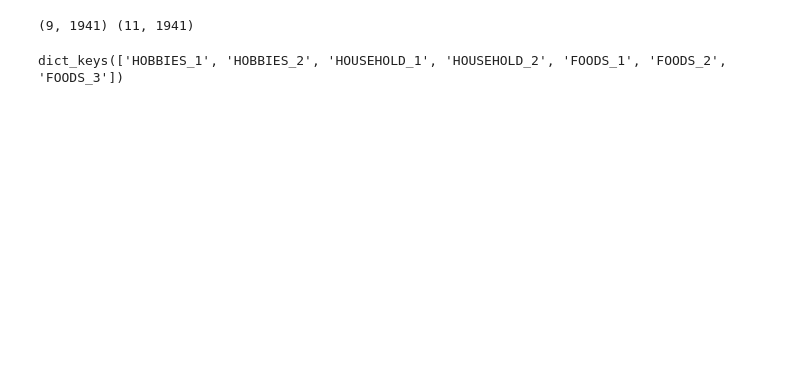
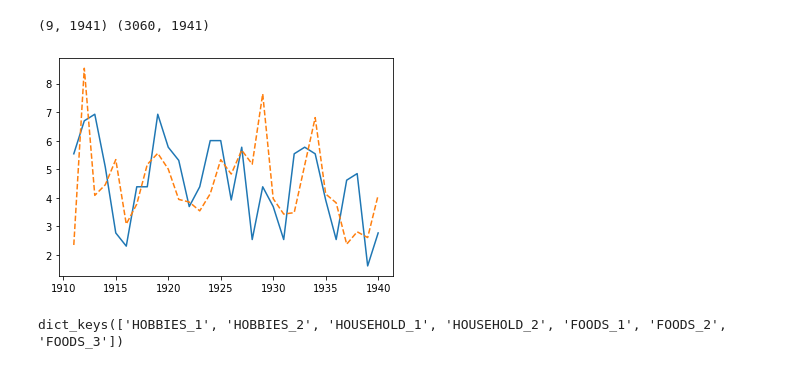
Before and after one commit to googleinterns/hierarchicalforecasting, a Jupyter notebook: notebooks/m5_visualize.ipynb, the cells around one changed output. Saved outputs shown, nothing was run; the diff lists cells and outputs as text; code cells hidden in the pictures; blank space fills up the shorter version.

```diff
--- a/notebooks/m5_visualize.ipynb
+++ b/notebooks/m5_visualize.ipynb
@@ -16,11 +16,25 @@ import data_loader
 pkl_path = '../data/m5/data.pkl'
 with open(pkl_path, 'rb') as fin:
     tree, num_ts, ts_data, feats = pickle.load(fin)
-ts_means = np.mean(ts_data, axis=1).reshape((-1, 1))
-ts_data /= ts_means
+# ts_means = np.mean(ts_data, axis=1).reshape((-1, 1))
+# ts_data /= ts_means
+
+variations = ts_data[:, 1:] - ts_data[:, :-1]
+variations = np.mean(variations**2, axis=1)
+variations = np.sqrt(variations).reshape((-1, 1))
+ts_data = ts_data / variations
+
 print(feats.shape, ts_data.shape)
 # %% [output]
-(9, 1941) (11, 1941)
+(9, 1941) (3060, 1941)
+# %%
+x = range(1941)
+for i in range(1):
+    idx = np.random.randint(3060)
+    plt.plot(x[-30:], ts_data[idx, -30:])
+    plt.plot(x[-30:], evals[-30:, idx], '--')
+# %% [output]
+[figure, added]
 # %%
 file_path = '../data/m5/sales_train_evaluation.csv'
 with open(file_path, 'r') as fin:
```
Also changed, not shown: parts of 2 cells of this notebook, 4 other files.
